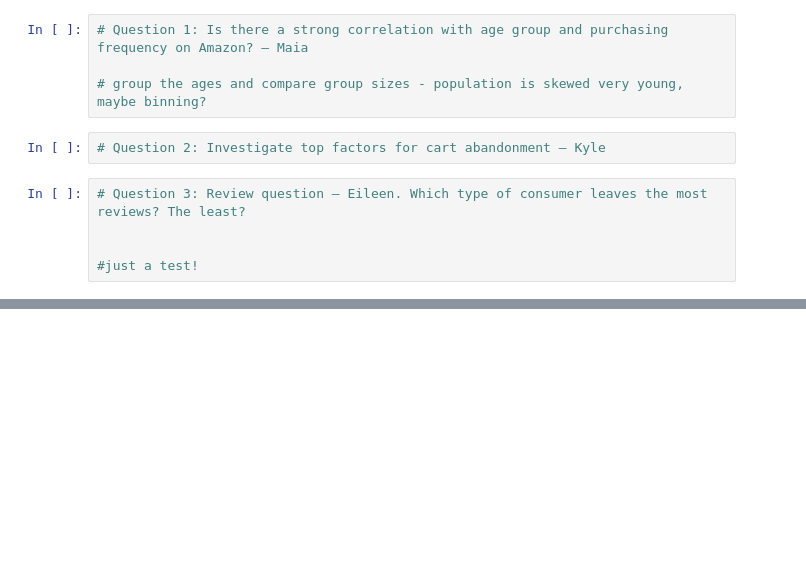
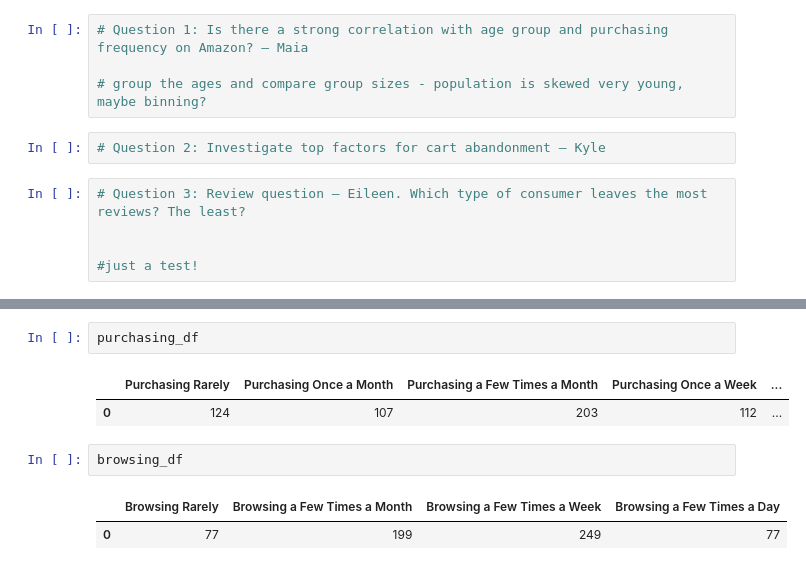
Before and after one commit to bgroble/Project1-G5, a Jupyter notebook: Amazon_Code_Group5 copy.ipynb, the cells around one changed output, grey strips where cells are left out. Saved outputs shown, nothing was run; the diff lists cells and outputs as text; blank space fills up the shorter version.

```diff
--- a/Amazon_Code_Group5 copy.ipynb
+++ b/Amazon_Code_Group5 copy.ipynb
@@ -63,0 +124,10 @@ Name: Age, Length: 602, dtype: int64
+# %%
+purchasing_df
+# %% [output]
+|  | Purchasing Rarely | Purchasing Once a Month | Purchasing a Few Times a Month | Purchasing Once a Week | ... |
+| 0 | 124 | 107 | 203 | 112 | ... |
+# %%
+browsing_df
+# %% [output]
+|  | Browsing Rarely | Browsing a Few Times a Month | Browsing a Few Times a Week | Browsing a Few Times a Day |
+| 0 | 77 | 199 | 249 | 77 |
```
Also changed, not shown: parts of 6 cells of this notebook, 6 other files.
